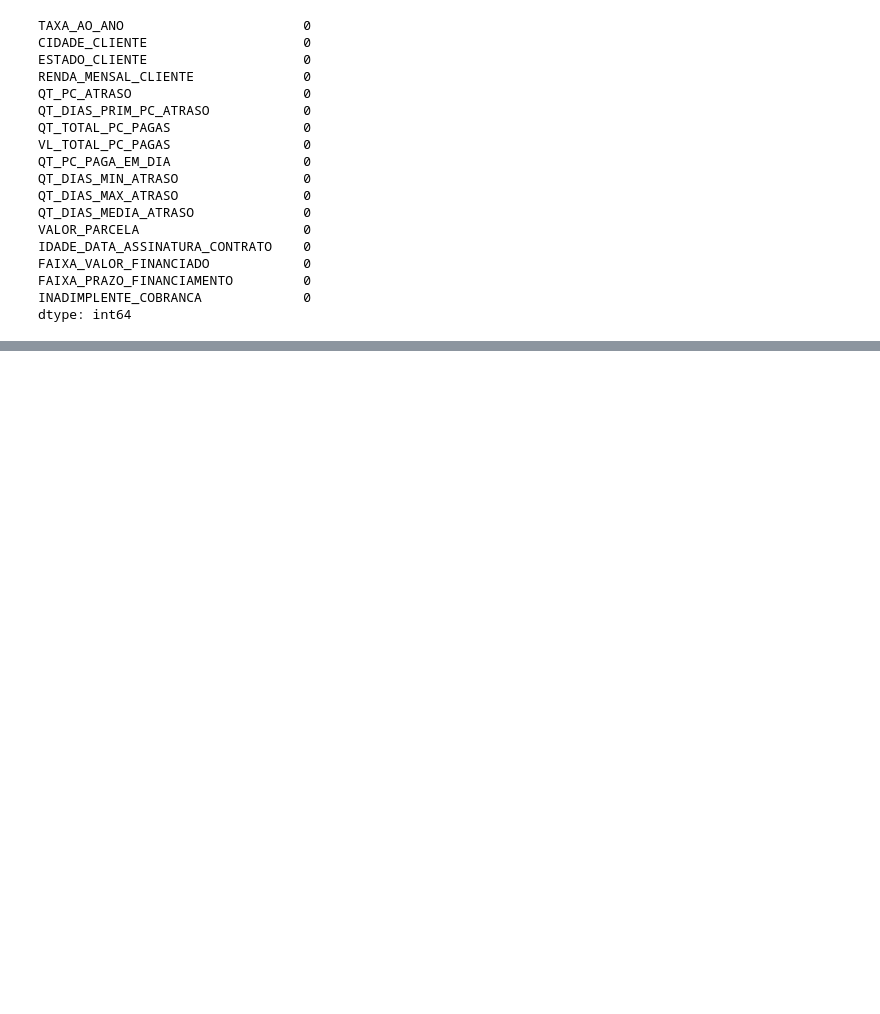
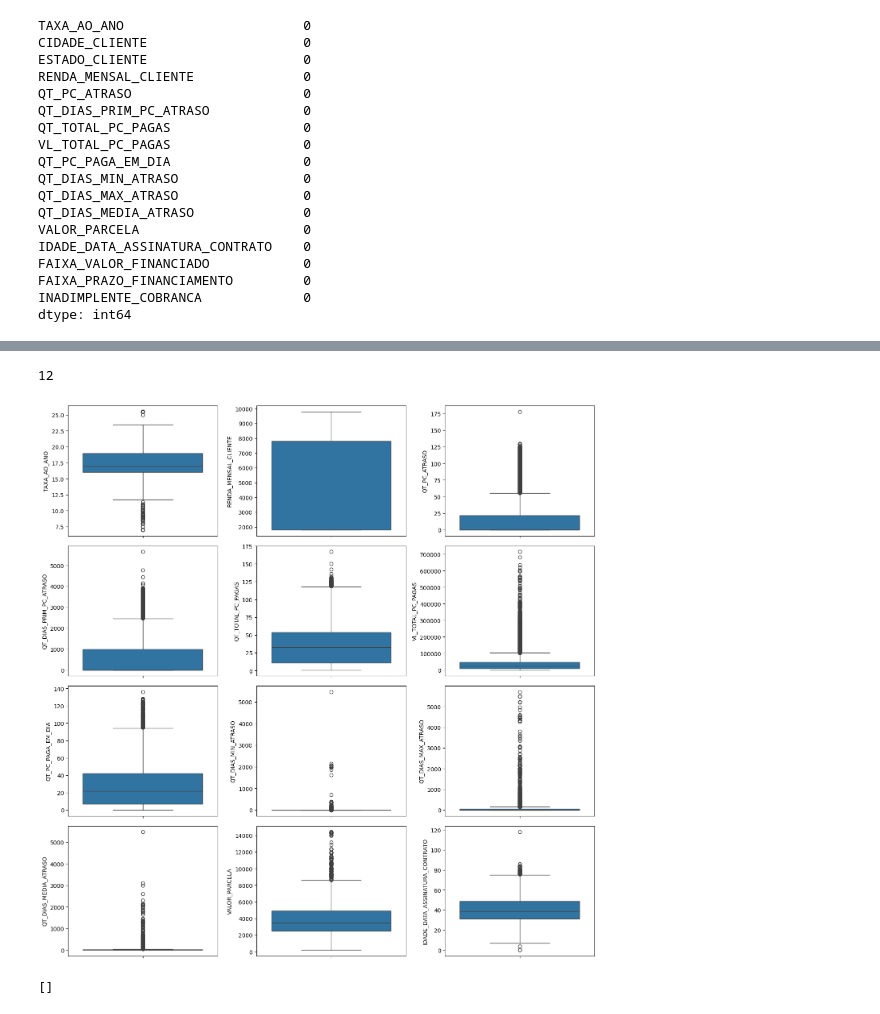
Before and after one commit to Elbiabuglio/previsao-inadimplencia, a Jupyter notebook: notebooks/analysis_data.ipynb, the cells around one changed output, grey strips where cells are left out. Cells and saved outputs as stored; diff of their text form; code cells hidden in the pictures; blank space fills up the shorter version.

```diff
--- a/notebooks/analysis_data.ipynb
+++ b/notebooks/analysis_data.ipynb
@@ -300,0 +348,6 @@ dtype: int64
+# %%
+#carregar variaveis para plot
+variaveis_numericas = []
+for i in df_dados.columns[0:17].tolist():
+        if df_dados.dtypes[i] == 'int64' or df_dados.dtypes[i] == 'float64':
+            variaveis_numericas.append(i)
@@ -300,0 +370,25 @@ dtype: int64
+# %%
+#Quantidade de variaveis
+len(variaveis_numericas)
+# %% [output]
+12
+# %%
+#Podemos observar nos boxplots abaixo que as variáveis númericas apresentam uma grande quantidade de "possíveis" outliers
+#Precisamos avaliar cada uma dessas variaveis dentro do contexto dos dados para saber se realmente iremos trata-las como outlier
+
+plt.rcParams["figure.figsize"] = [14.00, 14.00]
+plt.rcParams["figure.autolayout"] = True
+f, axes = plt.subplots(4, 3) #4 linhas e 3 colunas
+
+linha = 0
+coluna = 0
+for i in variaveis_numericas:
+    sns.boxplot(data = df_dados, y=i, ax=axes[linha][coluna])
+    coluna += 1
+    if coluna == 3:
+        linha += 1
+        coluna = 0
+
+plt.show()
+# %% [output]
+[figure, added]
@@ -300,0 +403,5 @@ dtype: int64
+# %%
+# Visualizando as variaveis categoricas
+variaveis_categoricas
+# %% [output]
+[]
```
Also changed, not shown: parts of 12 cells of this notebook.
